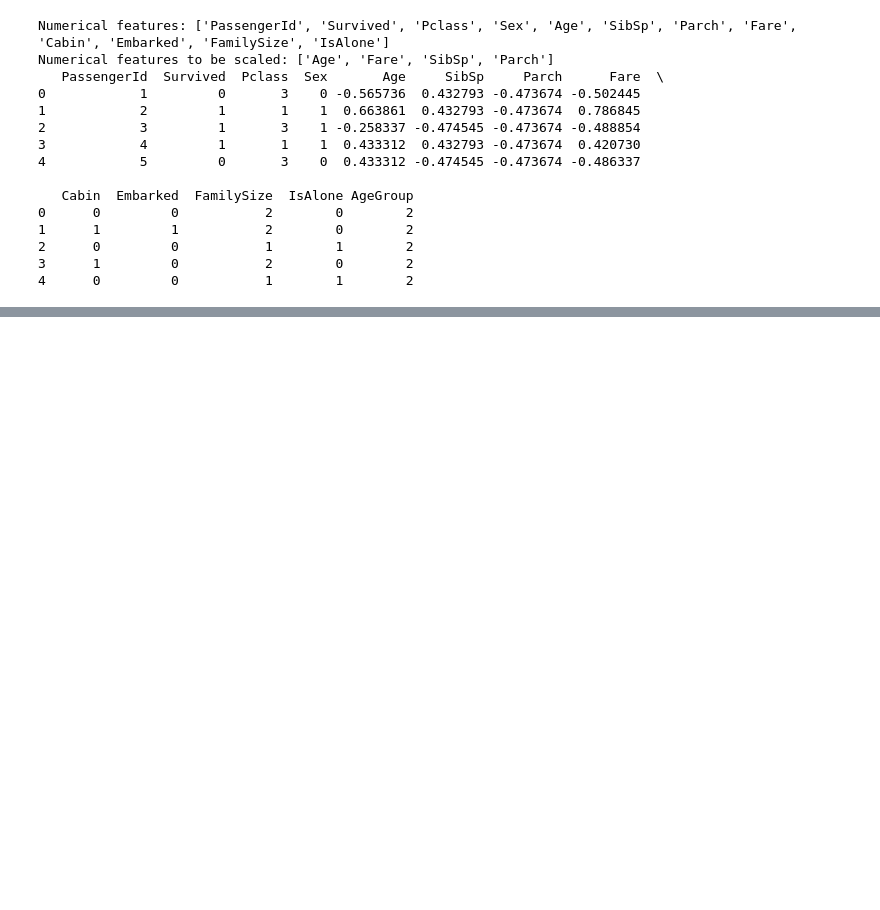
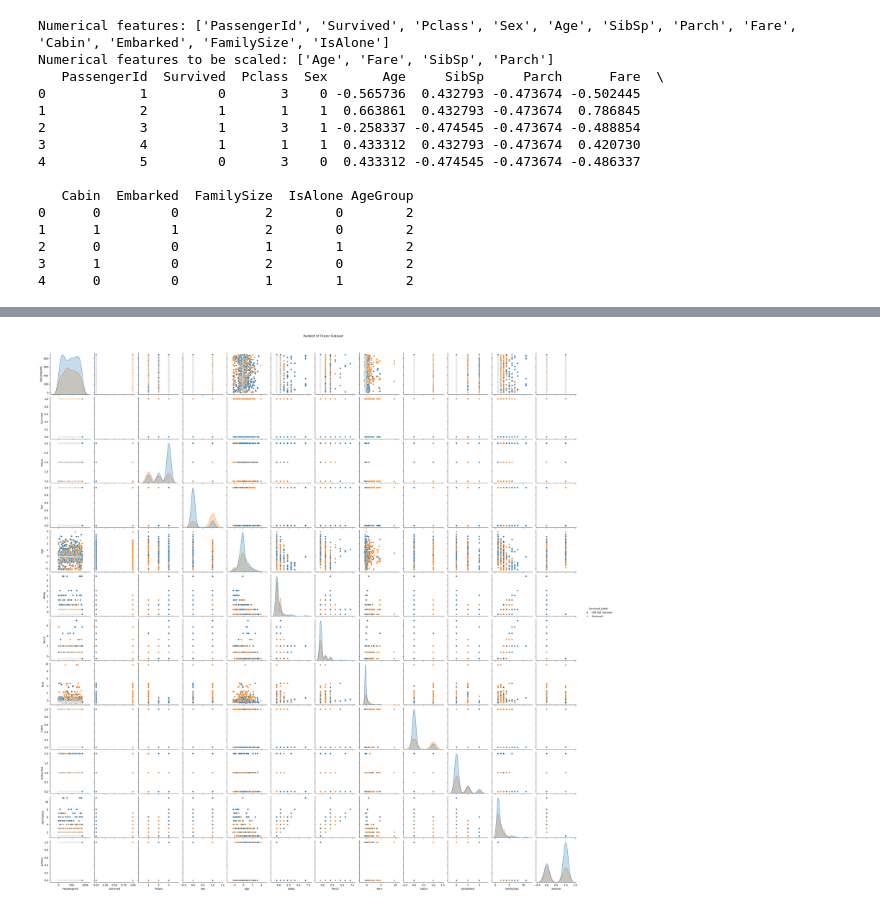
Before and after one commit to Manouso/mini-projects, a Jupyter notebook: data-preprocessing/data_preprocessing.ipynb, the cells around one changed output, grey strips where cells are left out. Drawn from its saved outputs; the diff is of its cells as text; code cells hidden in the pictures; blank space fills up the shorter version.

```diff
--- a/data-preprocessing/data_preprocessing.ipynb
+++ b/data-preprocessing/data_preprocessing.ipynb
@@ -135,0 +149,9 @@ Numerical features to be scaled: ['Age', 'Fare', 'SibSp', 'Parch']
+# %%
+data["Survived_Label"] = data["Survived"].map({0: 'Did Not Survive', 1: 'Survived'})
+
+#Pairplot to visualize relationships
+sns.pairplot(data, hue='Survived_Label')
+plt.suptitle("Pairplot of Titanic Dataset", y=1.02)
+plt.show()
+# %% [output]
+[figure, added]
```
Also changed, not shown: parts of 5 cells of this notebook, 2 other files.
